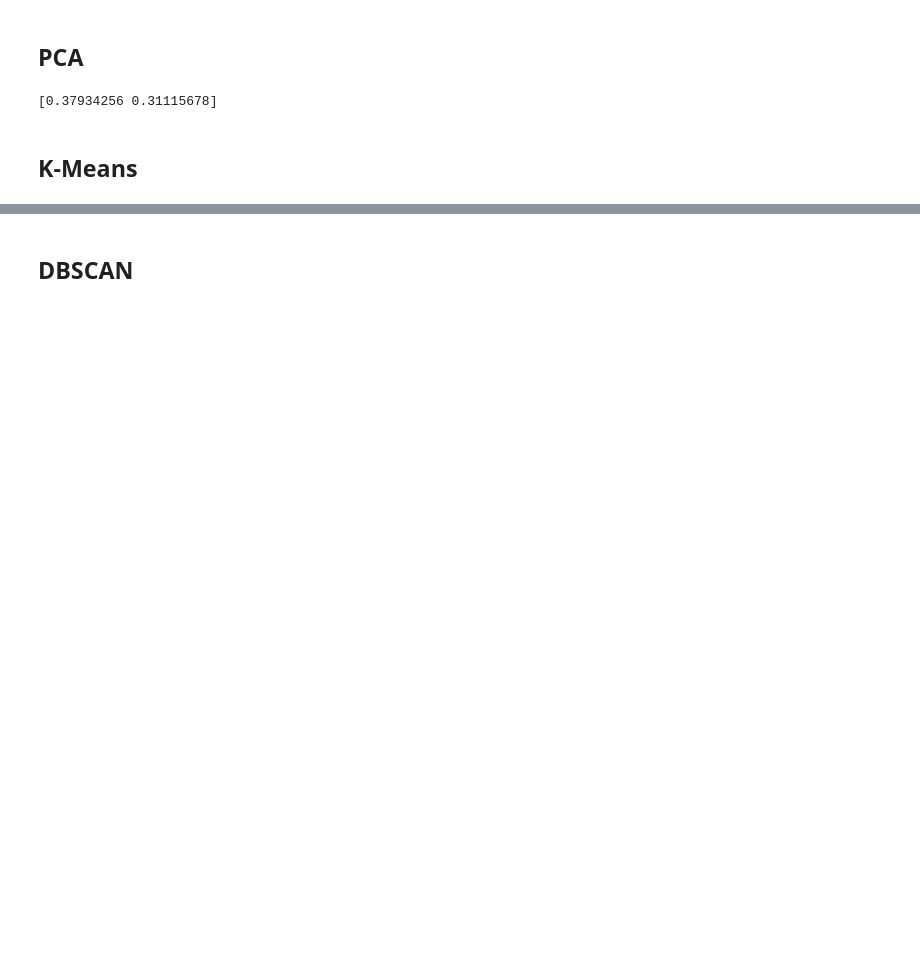
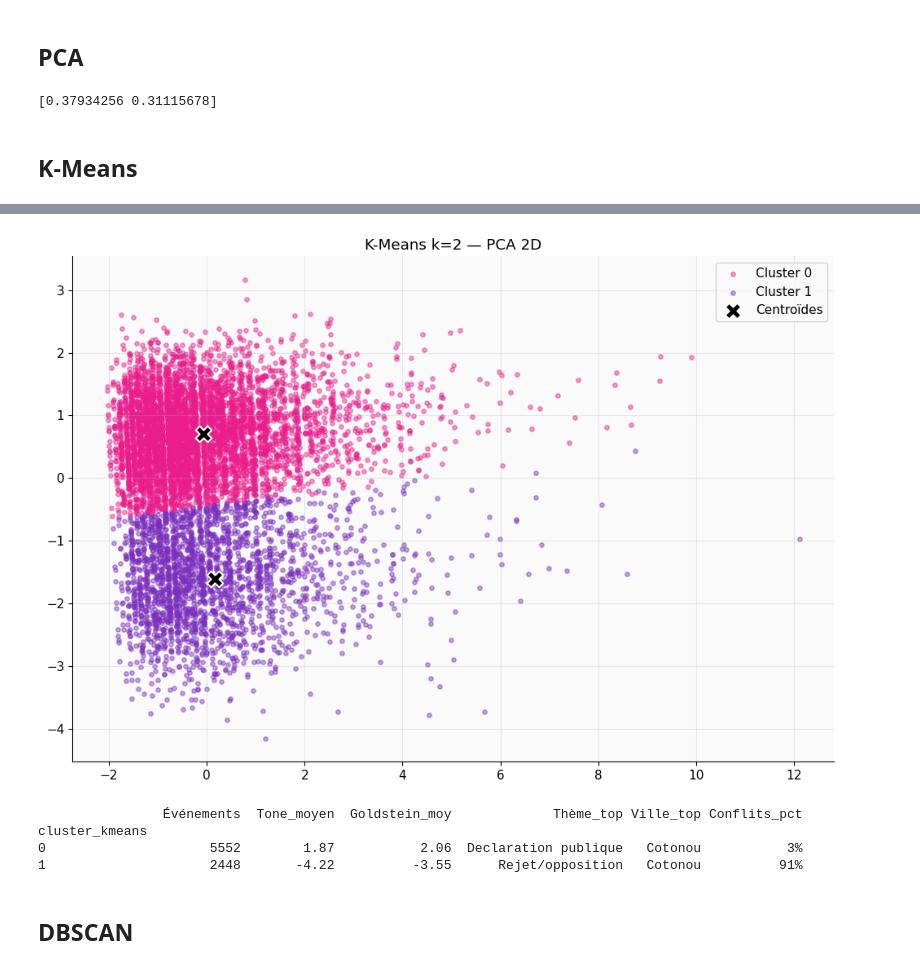
Before and after one commit to Groupe14iSHEERO/benin-insights-2026, a Jupyter notebook: notebooks/03_ML_models.ipynb, the cells around one changed output, grey strips where cells are left out. Drawn from its saved outputs; the diff is of its cells as text; code cells hidden in the pictures; blank space fills up the shorter version.

```diff
--- a/notebooks/03_ML_models.ipynb
+++ b/notebooks/03_ML_models.ipynb
@@ -73,3 +115,29 @@ plt.show()
+# %%
+df['PCA1'],df['PCA2']=X_pca[:,0],X_pca[:,1]
+
+fig,ax=plt.subplots(figsize=(10,7))
+for i,c in enumerate(sorted(df['cluster_kmeans'].unique())):
+    mask=df['cluster_kmeans']==c
+    ax.scatter(df.loc[mask,'PCA1'],df.loc[mask,'PCA2'],s=15,alpha=.45,color=PALETTE[i],label=f'Cluster {c}')
+centers_2d=pca.transform(kmeans.cluster_centers_)
+ax.scatter(centers_2d[:,0],centers_2d[:,1],s=200,marker='X',color='black',edgecolors='white',lw=1.5,zorder=5,label='Centroïdes')
+ax.set_title(f'K-Means k={2} — PCA 2D'); ax.legend()
+plt.tight_layout()
+# plt.savefig(DATA_PROC/'viz_clusters.png',dpi=150,bbox_inches='tight')
+plt.show()
+
+profile=df.groupby('cluster_kmeans').agg(
+    Événements=('EventCode','count'),Tone_moyen=('AvgTone','mean'),
+    Goldstein_moy=('GoldsteinScale','mean'),Thème_top=('EventLabel',lambda x:x.mode()[0]),
+    Ville_top=('ActionGeo_FullName',lambda x:x.mode()[0]),
+    Conflits_pct=('IsConflict',lambda x:f'{x.mean()*100:.0f}%')).round(2)
+print(profile.to_string())
+# %% [output]
+[figure, added]
+                Événements  Tone_moyen  Goldstein_moy             Thème_top Ville_top Conflits_pct
+cluster_kmeans
+0                     5552        1.87           2.06  Declaration publique   Cotonou           3%
+1                     2448       -4.22          -3.55      Rejet/opposition   Cotonou          91%
 # %% [markdown]
 ## DBSCAN
 # %%
```
Also changed, not shown: parts of 22 cells of this notebook, 1 other file.
